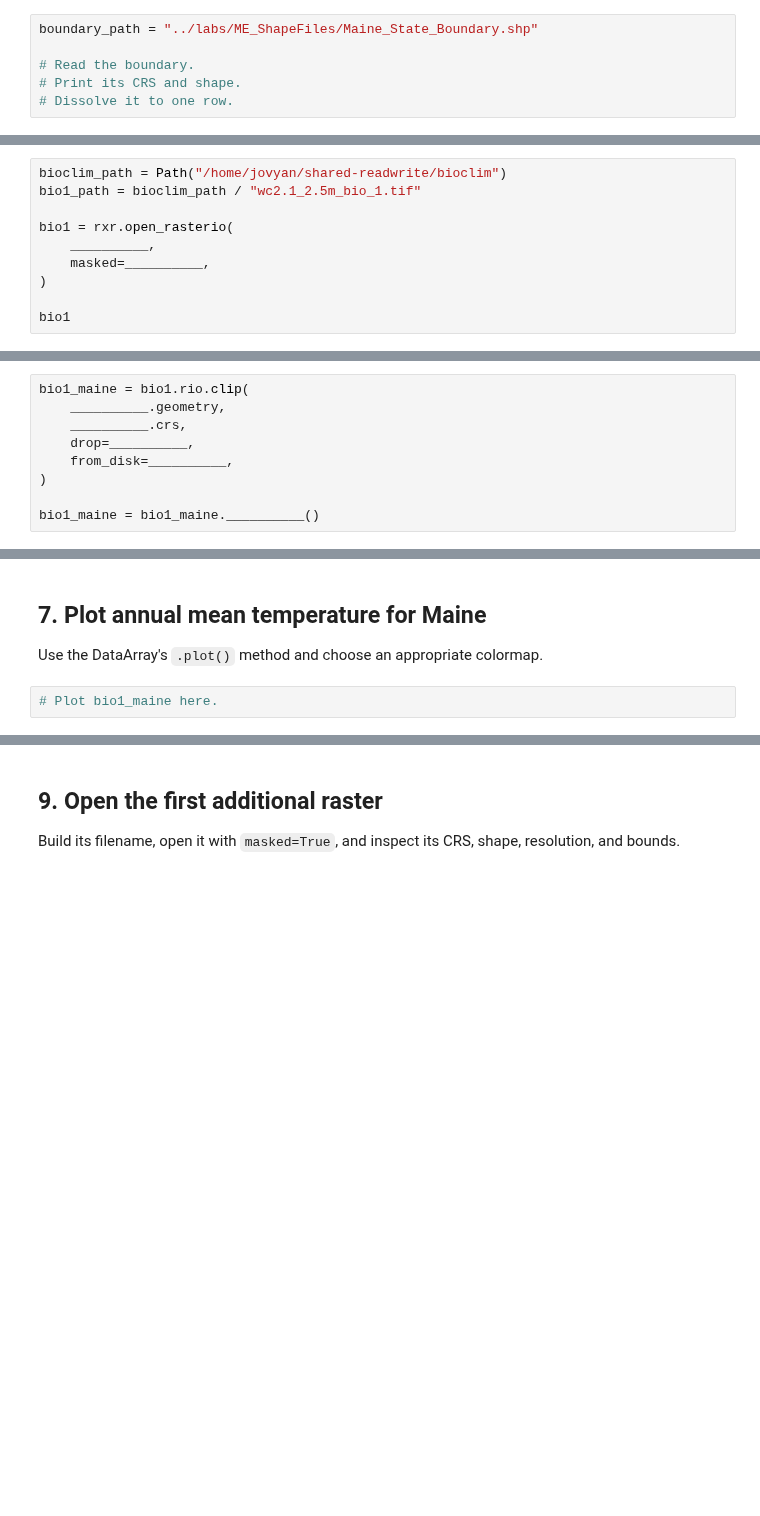
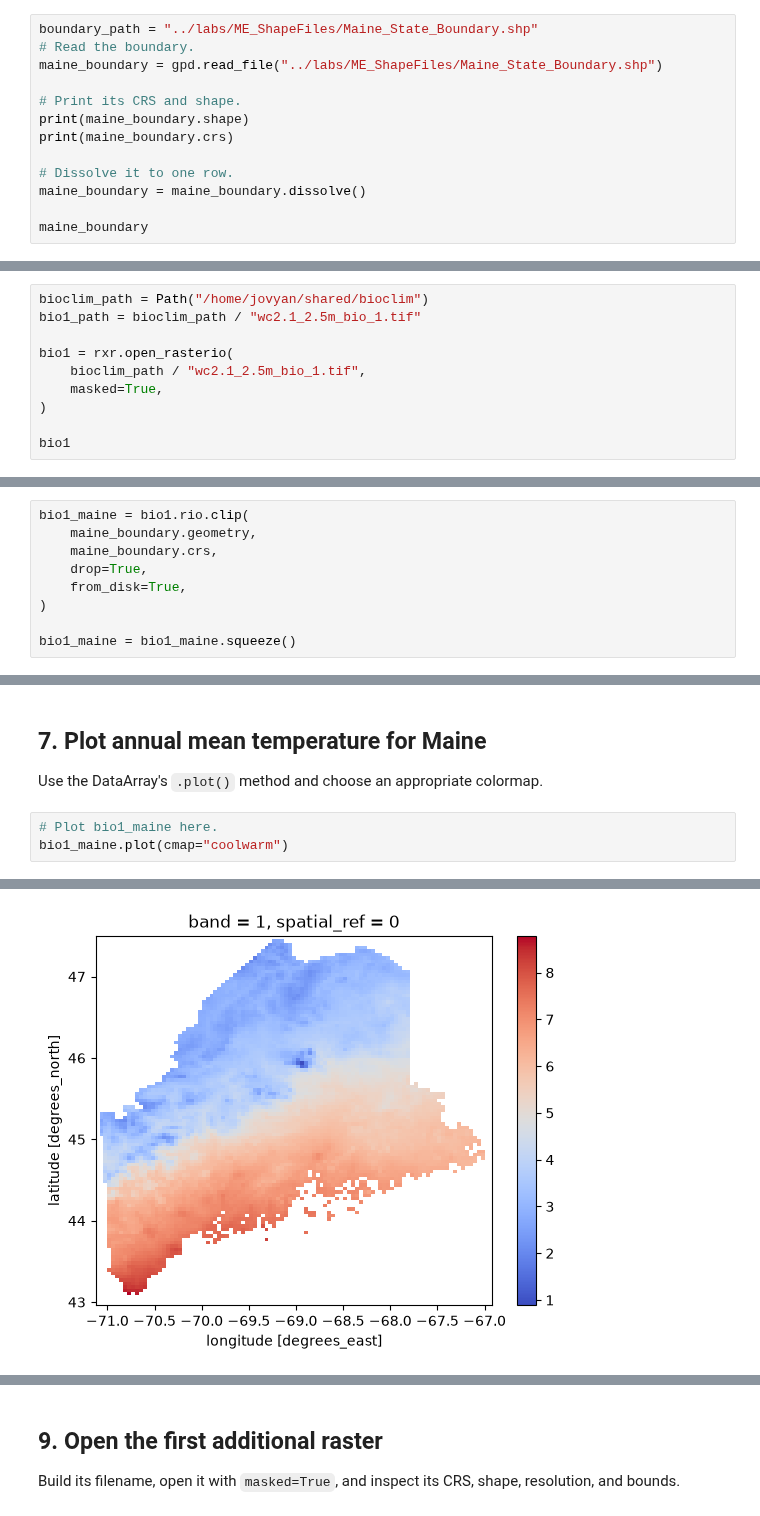
Before and after one commit to carlycoughlin-ux/BIO597-SpatialBiodiversity, a Jupyter notebook: docs/assignments/Assignment-05-RasterData.ipynb, the cells around one changed output, grey strips where cells are left out. Cells and saved outputs as stored; diff of their text form; blank space fills up the shorter version.

```diff
--- a/docs/assignments/Assignment-05-RasterData.ipynb
+++ b/docs/assignments/Assignment-05-RasterData.ipynb
@@ -42,7 +47,14 @@ Also import `Path` from the `pathlib` module as we did previously
 Read `Maine_State_Boundary.shp`. Inspect its CRS and shape, then use `dissolve()` to combine the polygons.
 # %%
 boundary_path = "../labs/ME_ShapeFiles/Maine_State_Boundary.shp"
+# Read the boundary.
+maine_boundary = gpd.read_file("../labs/ME_ShapeFiles/Maine_State_Boundary.shp")
 
-# Read the boundary.
 # Print its CRS and shape.
+print(maine_boundary.shape)
+print(maine_boundary.crs)
+
 # Dissolve it to one row.
+maine_boundary = maine_boundary.dissolve()
+
+maine_boundary
@@ -51,12 +68,12 @@ boundary_path = "../labs/ME_ShapeFiles/Maine_State_Boundary.shp"
 
 Open `wc2.1_2.5m_bio_1.tif` with `masked=True`. Store the result as `bio1`.
 # %%
-bioclim_path = Path("/home/jovyan/shared-readwrite/bioclim")
+bioclim_path = Path("/home/jovyan/shared/bioclim")
 bio1_path = bioclim_path / "wc2.1_2.5m_bio_1.tif"
 
 bio1 = rxr.open_rasterio(
-    __________,
-    masked=__________,
+    bioclim_path / "wc2.1_2.5m_bio_1.tif",
+    masked=True,
 )
 
 bio1
@@ -81,13 +129,13 @@ Add a brief comment beside each output explaining what it describes.
 Use `rio.clip()` with the dissolved boundary. Set `drop=True` and `from_disk=True`, then remove the one-band dimension with `squeeze()`.
 # %%
 bio1_maine = bio1.rio.clip(
-    __________.geometry,
-    __________.crs,
-    drop=__________,
-    from_disk=__________,
+    maine_boundary.geometry,
+    maine_boundary.crs,
+    drop=True,
+    from_disk=True,
 )
 
-bio1_maine = bio1_maine.__________()
+bio1_maine = bio1_maine.squeeze()
 # %% [markdown]
 ## 6. Compare the global and clipped rasters
 
@@ -102,3 +167,5 @@ Display the shape, bounds, CRS, and resolution of both. State which properties c
 Use the DataArray's `.plot()` method and choose an appropriate colormap.
 # %%
 # Plot bio1_maine here.
+bio1_maine.plot(cmap="coolwarm")
+# %% [output]
@@ -105,3 +173,4 @@ Use the DataArray's `.plot()` method and choose an appropriate colormap.
+[figure, added]
 # %% [markdown]
 ## 8. Choose three additional bioclimatic variables
 
```
Also changed, not shown: parts of 40 cells of this notebook.
